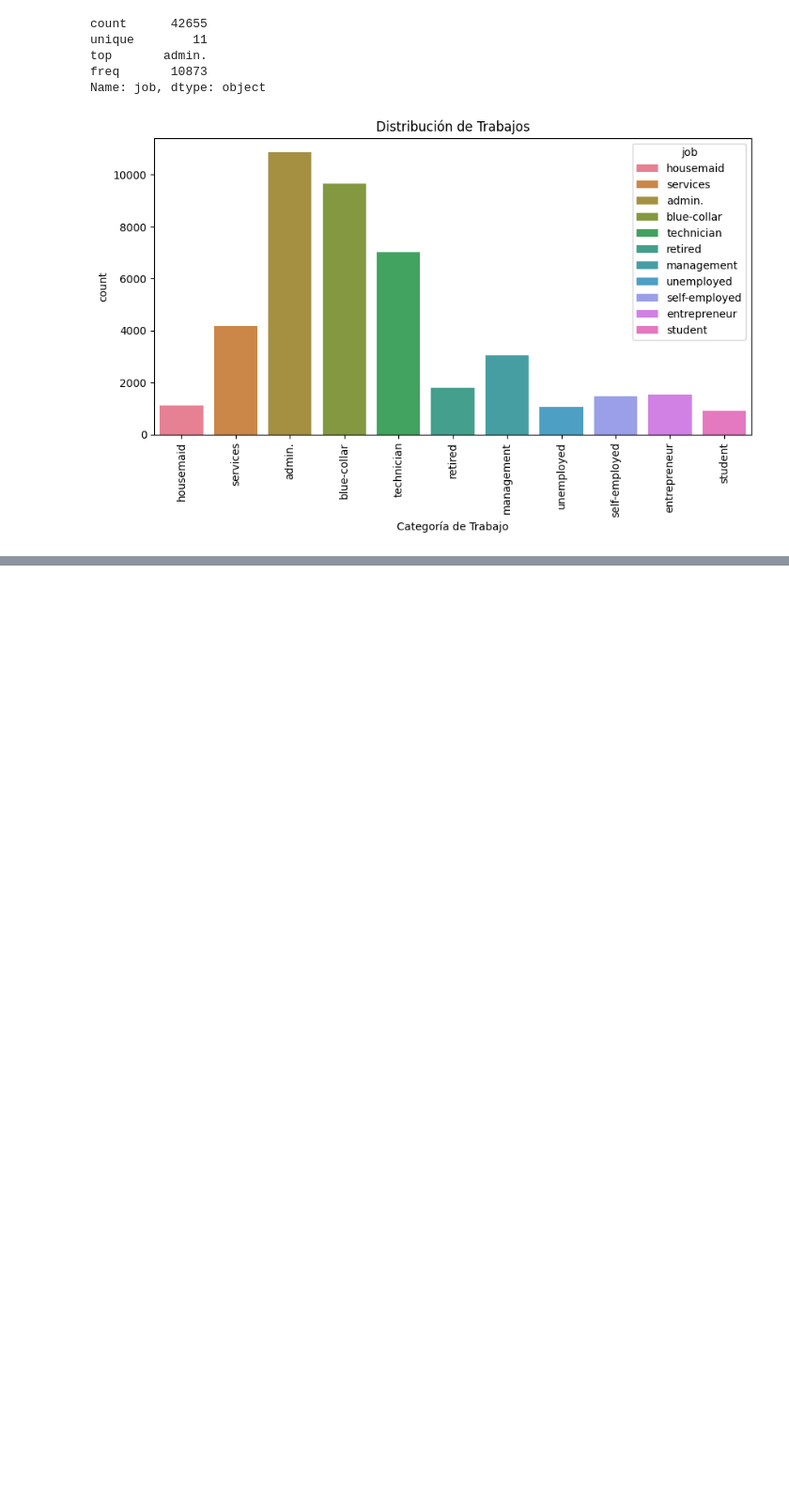
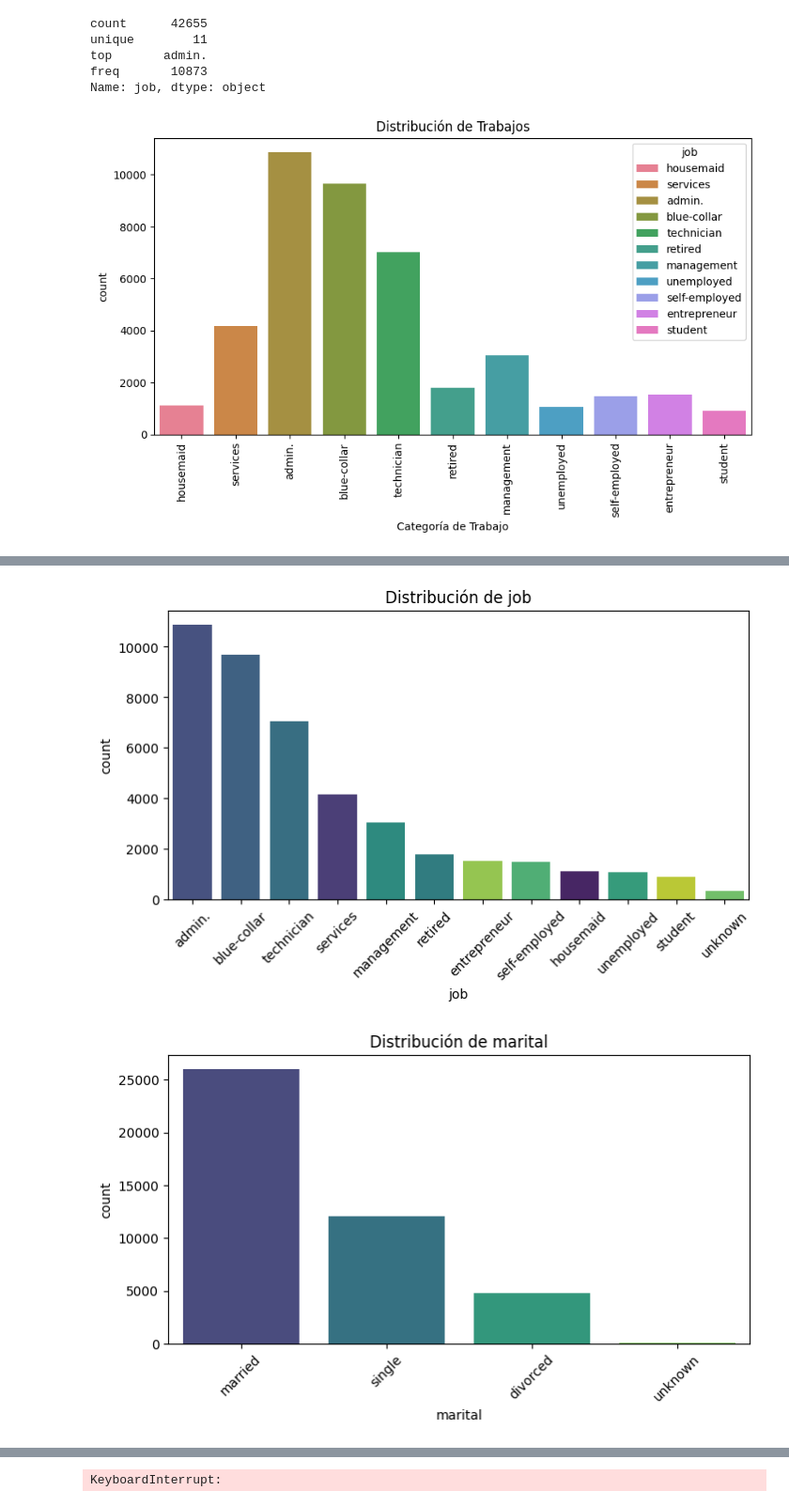
Before and after one commit to LaraHueli/EDA_Bank_Marketing_Analysis, a Jupyter notebook: jupyters/columnas_categoricas.ipynb, the cells around one changed output, grey strips where cells are left out. Shown at 94% size. Saved outputs shown, nothing was run; the diff lists cells and outputs as text; code cells hidden in the pictures; blank space fills up the shorter version.

Commit message:
Creacion de archivos en SRC, limpieza, de nulos y creacion de graficas para columnas categoricas

```diff
--- a/jupyters/columnas_categoricas.ipynb
+++ b/jupyters/columnas_categoricas.ipynb
@@ -148,0 +192,2 @@ Name: contact, dtype: object
+# %%
+df_limpio = rellenar_nulos_categoricas(df_limpio, ['job', 'marital', 'education'])
@@ -148,0 +217,2 @@ Name: contact, dtype: object
+# %%
+df_limpio.drop(columns=['poutcome'], inplace=True, errors='ignore')
@@ -148,0 +311,5 @@ Name: contact, dtype: object
+# %%
+graficar_categoricas(df_limpio)
+# %% [output]
+[figure, added]
+[figure, added]
@@ -148,0 +319 @@ Name: contact, dtype: object
+KeyboardInterrupt:
```
Also changed, not shown: parts of 15 cells of this notebook, 9 other files.
